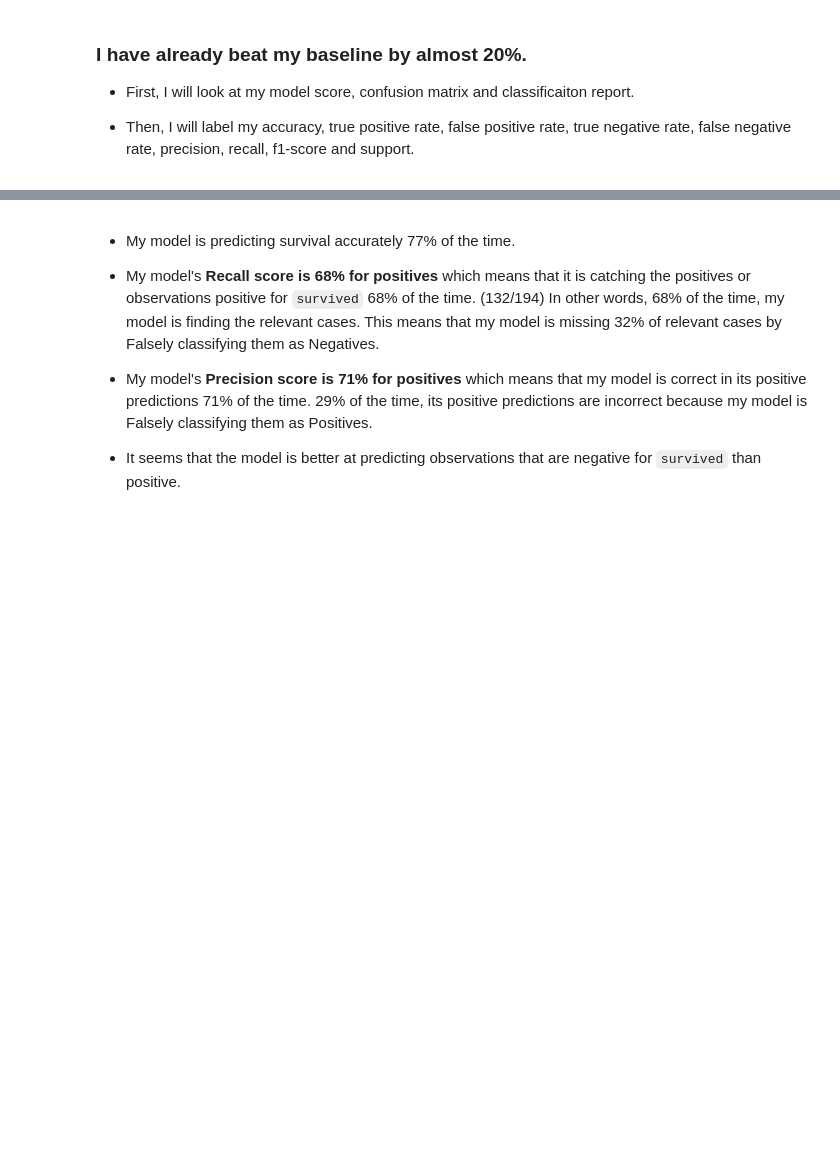
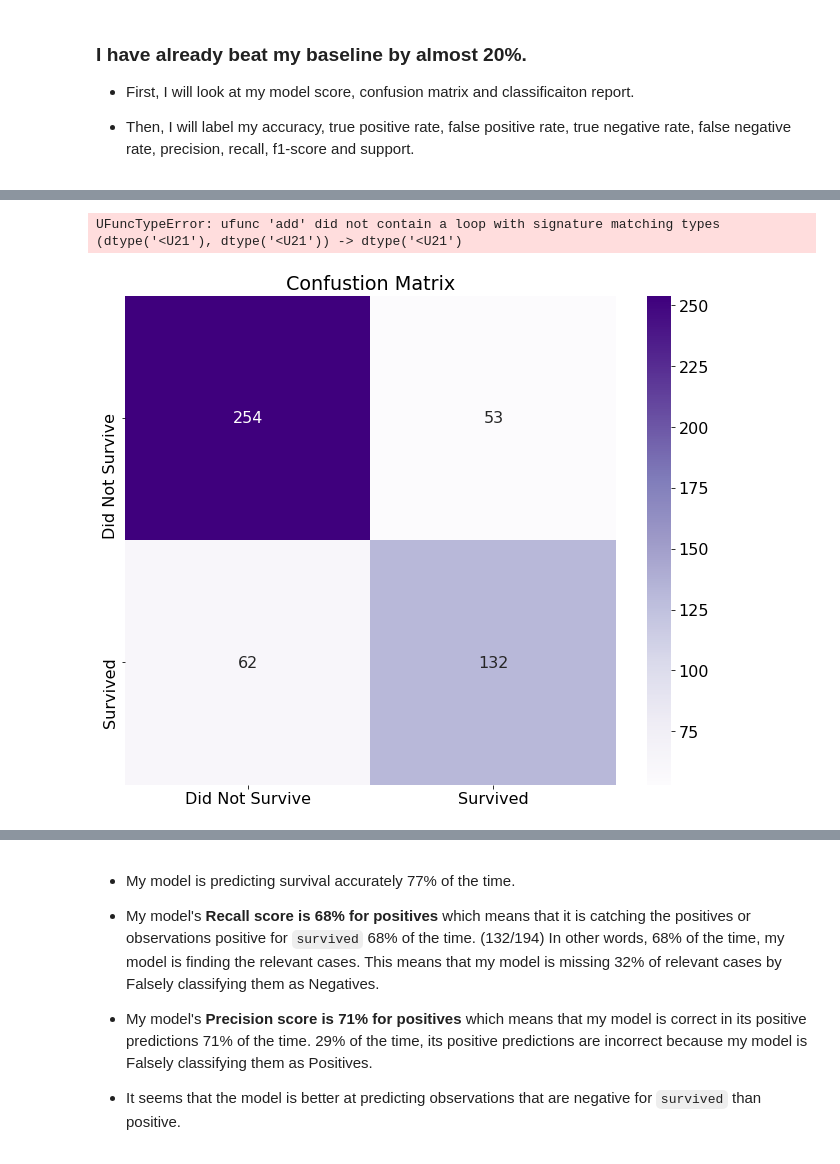
Before and after one commit to faithkane3/ds-methodologies-exercises, a Jupyter notebook: classification/logistic_regression_exercises.ipynb, the cells around one changed output, grey strips where cells are left out. Saved outputs shown, nothing was run; the diff lists cells and outputs as text; code cells hidden in the pictures; blank space fills up the shorter version.

```diff
--- a/classification/logistic_regression_exercises.ipynb
+++ b/classification/logistic_regression_exercises.ipynb
@@ -157,6 +170,18 @@ pd.crosstab(eval_df.yhat, eval_df.actual,
+# %%
+# Another way to do Confusion Matrices
+
+labels = sorted(y_train.survived.unique())
+predicted_labels = [name + " predicted" for name in labels ]
+conf = pd.DataFrame(confusion_matrix(eval_df.actual, eval_df.yhat), index=labels, columns=[predicted_labels])
+conf.index.name = "actual"
+conf
+# %% [output]
+UFuncTypeError: ufunc 'add' did not contain a loop with signature matching types (dtype('<U21'), dtype('<U21')) -> dtype('<U21')
 # %%
-cm = confusion_matrix(eval_df.yhat, eval_df.actual)
-sns.heatmap(cm, annot=True, fmt="d", cmap='Purples', xticklabels=['No Click', 'Click'], yticklabels=['No Click', 'Click'])
+cm = confusion_matrix(eval_df.actual, eval_df.yhat)
+sns.heatmap(cm, annot=True, fmt="d", cmap='Purples', xticklabels=['Did Not Survive', 'Survived'], yticklabels=['Did Not Survive', 'Survived'])
 
 plt.title('Confustion Matrix')
 plt.show()
+# %% [output]
+[figure, added]
```
Also changed, not shown: parts of 5 cells of this notebook, 1 other file.
